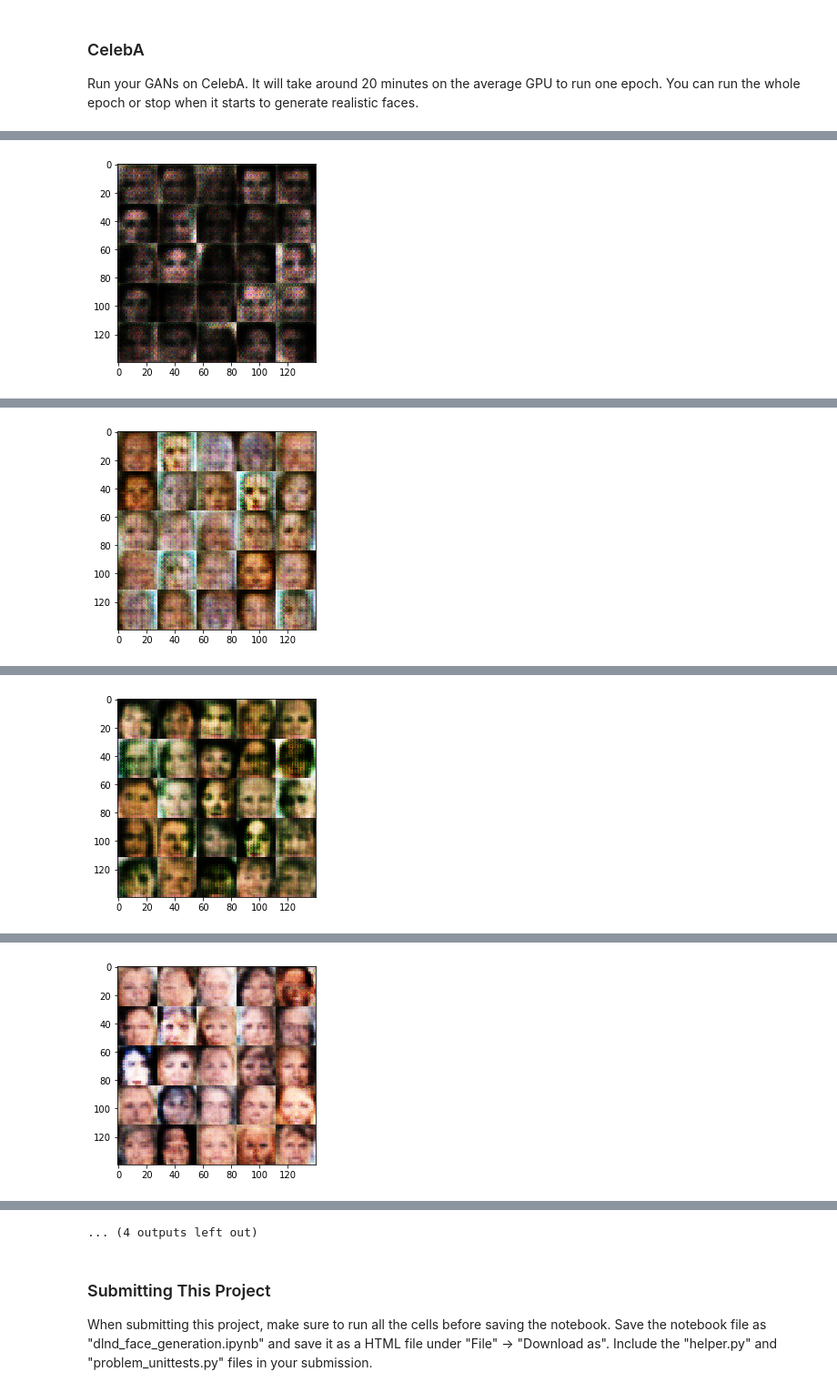
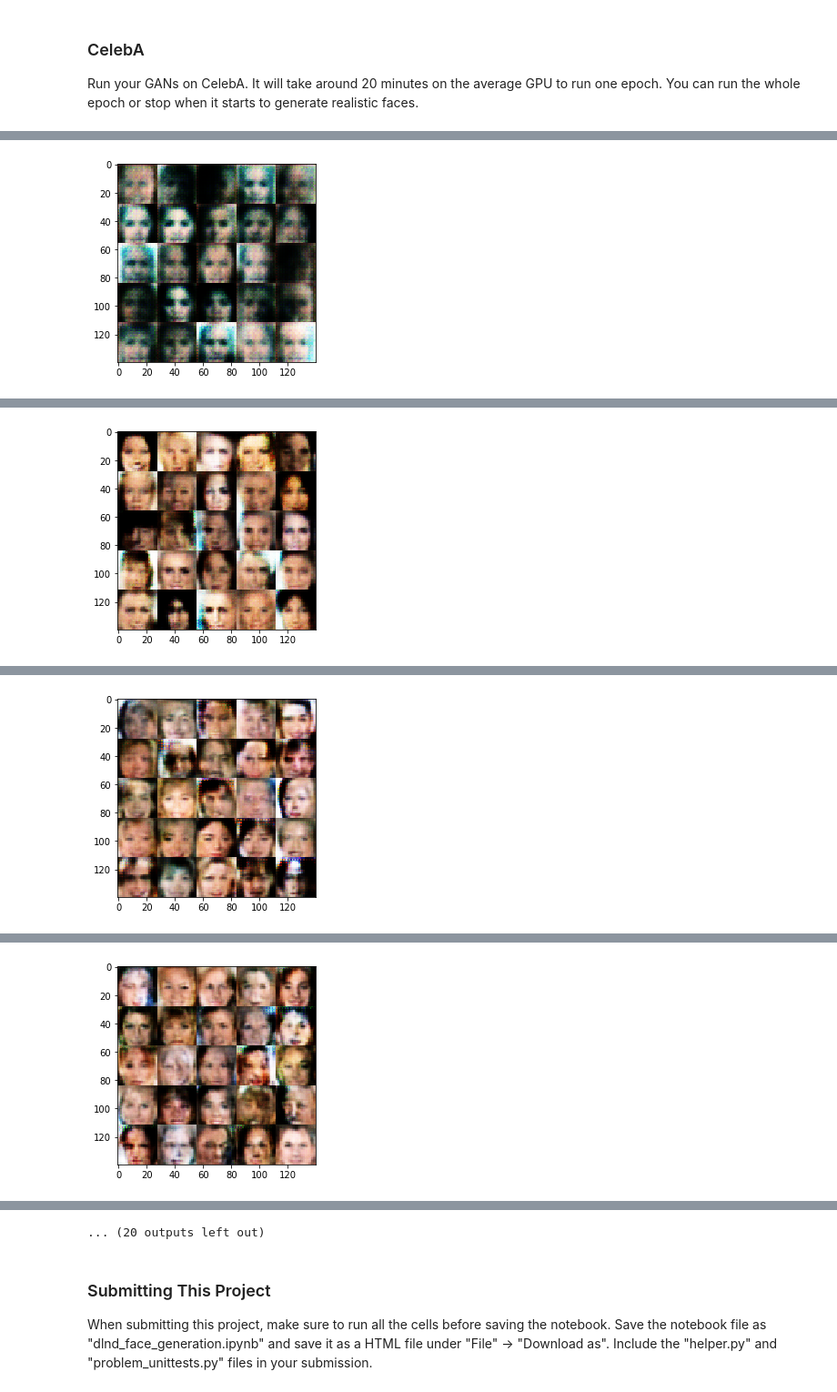
Before and after one commit to pranavdixit8/dlnd-project5, a Jupyter notebook: dlnd_face_generation.ipynb, the cells around one changed output, grey strips where cells are left out. Shown at 91% size. Saved outputs shown, nothing was run; the diff lists cells and outputs as text; code cells hidden in the pictures.

Commit message:
change batch size from 128 to 64 with beta1 chages to 0.5

```diff
--- a/dlnd_face_generation.ipynb
+++ b/dlnd_face_generation.ipynb
@@ -477,10 +492,10 @@ Epochs: 2/2 step: 936/936  Discriminator loss: 0.8848 Generator loss: 1.5948
 ### CelebA
 Run your GANs on CelebA.  It will take around 20 minutes on the average GPU to run one epoch.  You can run the whole epoch or stop when it starts to generate realistic faces.
 # %%
-batch_size = 128
-z_dim = 100
-learning_rate = 0.0001
-beta1 = 0.6
+batch_size = 64
+z_dim = 128
+learning_rate = 0.0004
+beta1 = 0.5
 
 
 """
@@ -506 +521 @@ Epochs: 1/1 step: 200/1582  Discriminator loss: 0.6930 Generator loss: 1.7696
-[figure, old version]
+[figure, new version]
@@ -517 +532 @@ Epochs: 1/1 step: 400/1582  Discriminator loss: 0.8980 Generator loss: 1.1046
-[figure, old version]
+[figure, new version]
@@ -528 +543 @@ Epochs: 1/1 step: 600/1582  Discriminator loss: 0.9580 Generator loss: 1.8938
-[figure, old version]
+[figure, new version]
@@ -539 +554 @@ Epochs: 1/1 step: 800/1582  Discriminator loss: 0.9899 Generator loss: 1.3180
-[figure, old version]
+[figure, new version]
@@ -562,4 +577,4 @@ Epochs: 1/1 step: 1200/1582  Discriminator loss: 0.9365 Generator loss: 1.0378
-... (4 outputs left out)
+... (20 outputs left out)
 # %% [markdown]
 ### Submitting This Project
 When submitting this project, make sure to run all the cells before saving the notebook. Save the notebook file as "dlnd_face_generation.ipynb" and save it as a HTML file under "File" -> "Download as". Include the "helper.py" and "problem_unittests.py" files in your submission.
```
Also changed, not shown: parts of 2 cells of this notebook, 1 other file.
